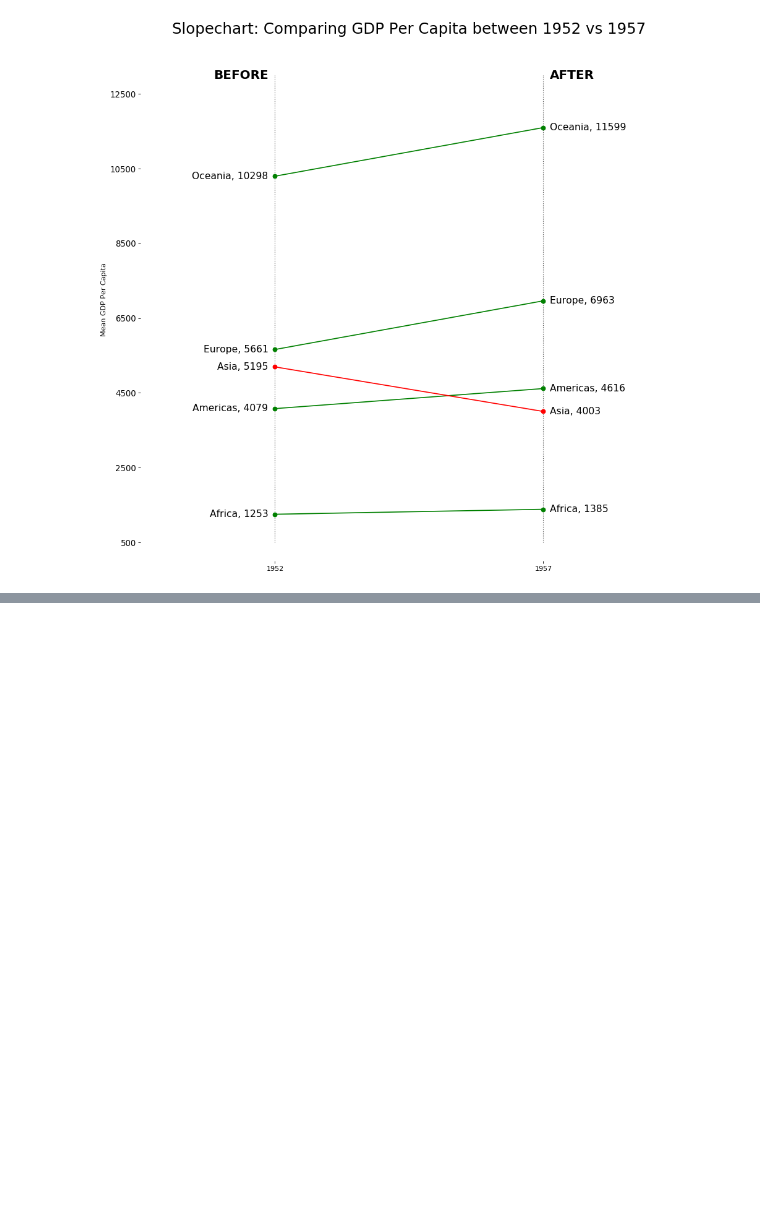
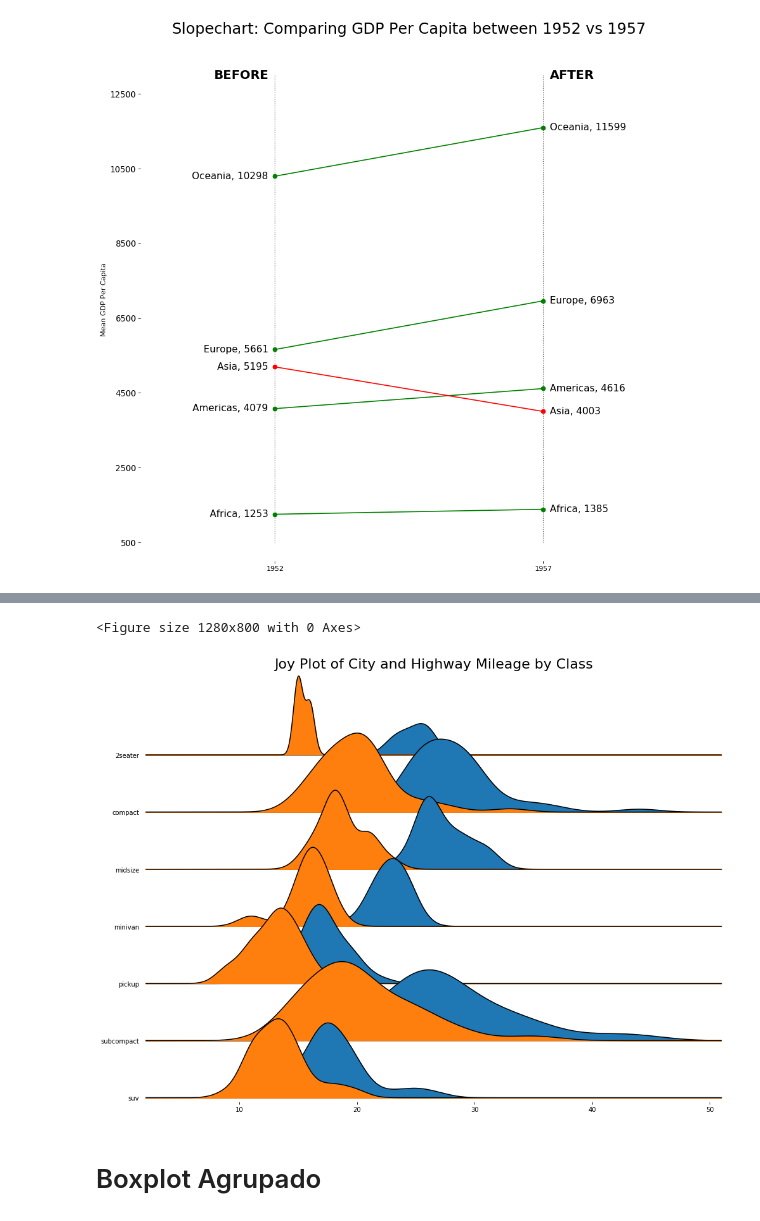
Before and after one commit to GCabral95/Codigos_Analise_Dados, a Jupyter notebook: Gráficos.ipynb, the cells around one changed output, grey strips where cells are left out. Saved outputs shown, nothing was run; the diff lists cells and outputs as text; code cells hidden in the pictures; blank space fills up the shorter version.

```diff
--- a/Gráficos.ipynb
+++ b/Gráficos.ipynb
@@ -467,0 +561,10 @@ plt.show()
+# %%
+plt.figure(figsize=(16,10), dpi= 80)
+fig, axes = joypy.joyplot(df, column=['hwy', 'cty'], by="class", ylim='own', figsize=(14,10)) #hwy e cty sao as variaveis representadas no grafico, class é a variavel do agrupamento e ylim a variavel do eixo y
+plt.title('Joy Plot of City and Highway Mileage by Class', fontsize=22) #titulo do grafico
+plt.show()
+# %% [output]
+<Figure size 1280x800 with 0 Axes>
+[figure, added]
+# %% [markdown]
+# Boxplot Agrupado
```
Also changed, not shown: parts of 31 cells of this notebook, 1 other file.
